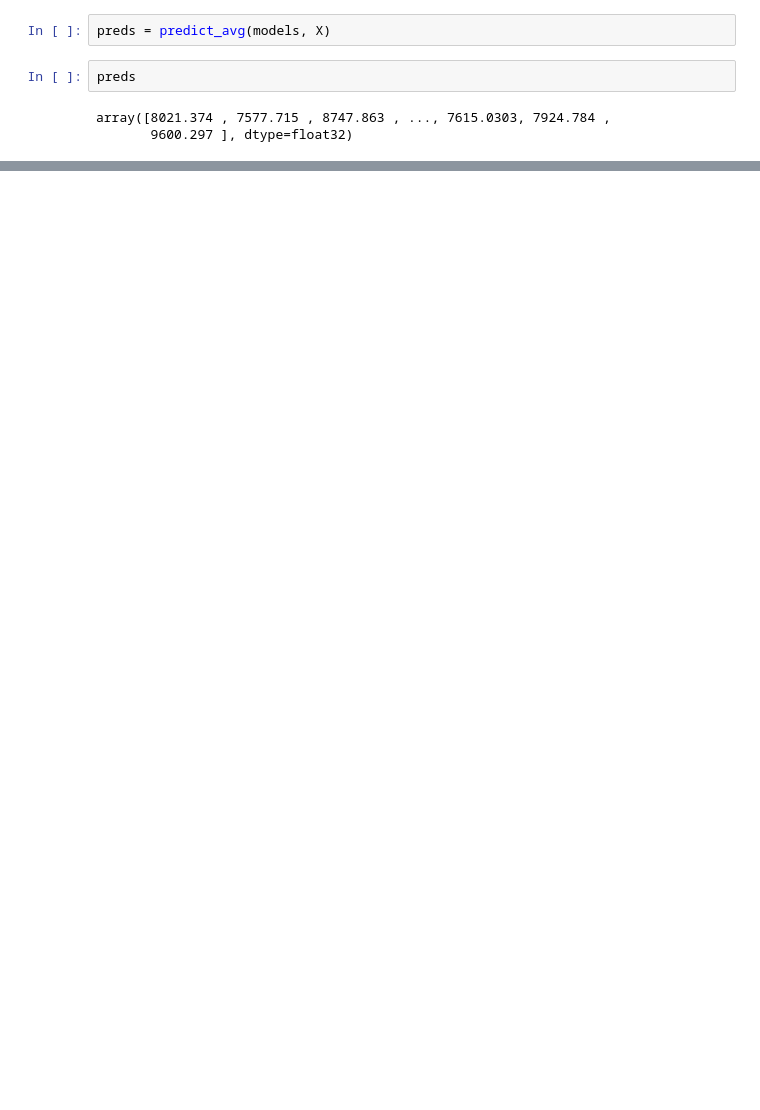
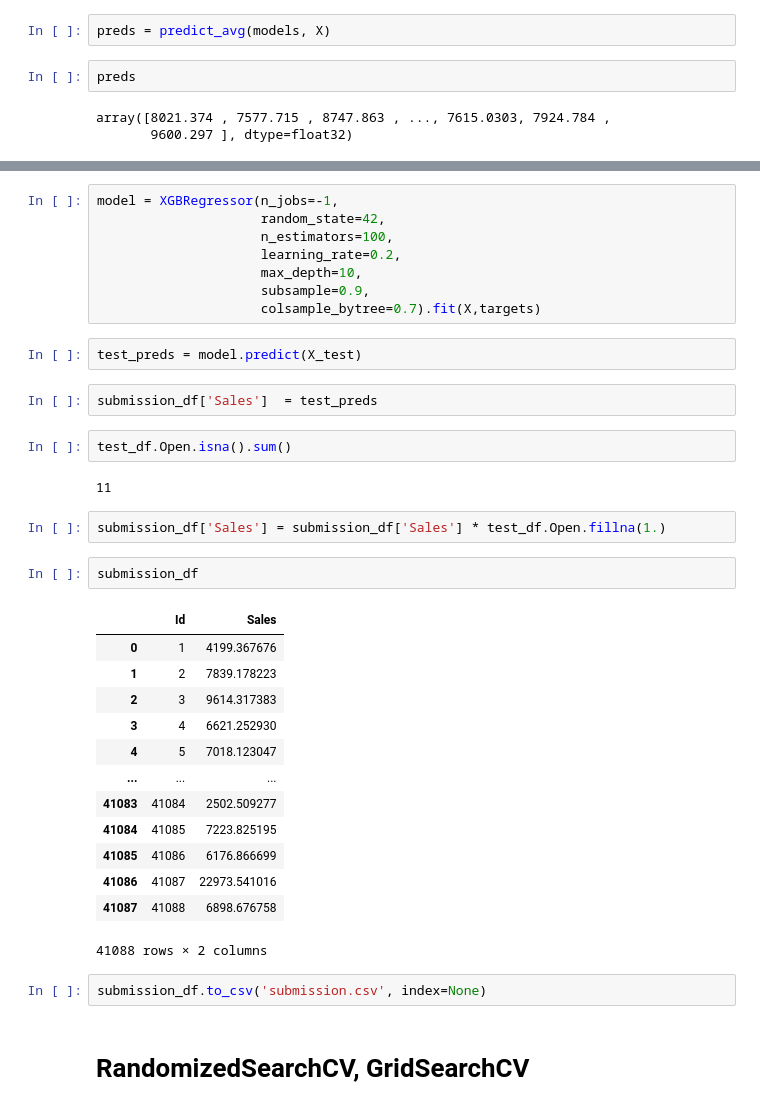
Before and after one commit to heyrobin/GBMs, a Jupyter notebook: 5_Gradient_Boosting_Machines_(GBMs)_with_XGBoost.ipynb, the cells around one changed output, grey strips where cells are left out. Cells and saved outputs as stored; diff of their text form; blank space fills up the shorter version.

```diff
--- a/5_Gradient_Boosting_Machines_(GBMs)_with_XGBoost.ipynb
+++ b/5_Gradient_Boosting_Machines_(GBMs)_with_XGBoost.ipynb
@@ -575,0 +704,38 @@ array([8021.374 , 7577.715 , 8747.863 , ..., 7615.0303, 7924.784 ,
+# %%
+model = XGBRegressor(n_jobs=-1,
+                     random_state=42,
+                     n_estimators=100,
+                     learning_rate=0.2,
+                     max_depth=10,
+                     subsample=0.9,
+                     colsample_bytree=0.7).fit(X,targets)
+# %%
+test_preds = model.predict(X_test)
+# %%
+submission_df['Sales']  = test_preds
+# %%
+test_df.Open.isna().sum()
+# %% [output]
+11
+# %%
+submission_df['Sales'] = submission_df['Sales'] * test_df.Open.fillna(1.)
+# %%
+submission_df
+# %% [output]
+|  | Id | Sales |
+| 0 | 1 | 4199.367676 |
+| 1 | 2 | 7839.178223 |
+| 2 | 3 | 9614.317383 |
+| 3 | 4 | 6621.252930 |
+| 4 | 5 | 7018.123047 |
+| ... | ... | ... |
+| 41083 | 41084 | 2502.509277 |
+| 41084 | 41085 | 7223.825195 |
+| 41085 | 41086 | 6176.866699 |
+| 41086 | 41087 | 22973.541016 |
+| 41087 | 41088 | 6898.676758 |
+41088 rows × 2 columns
+# %%
+submission_df.to_csv('submission.csv', index=None)
+# %% [markdown]
+# RandomizedSearchCV, GridSearchCV
```
Also changed, not shown: parts of 48 cells of this notebook.
